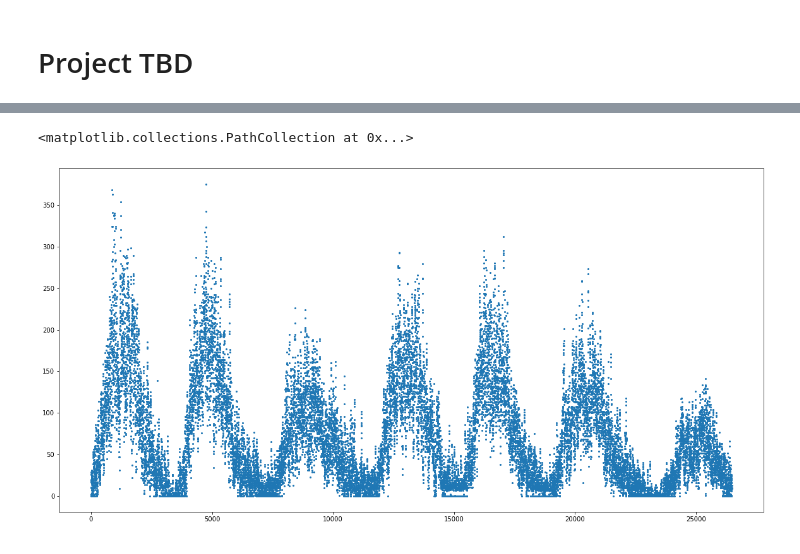
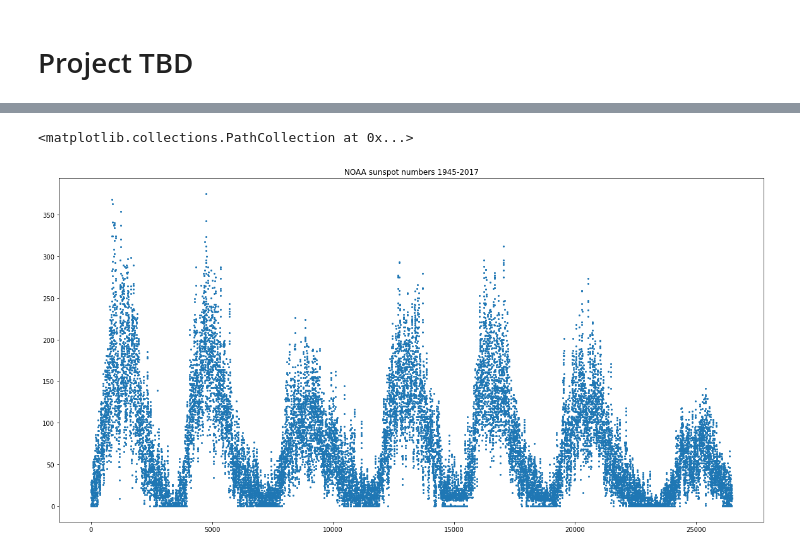
Before and after one commit to christandoi/ast596fds-final, a Jupyter notebook: Final_project.ipynb, the cells around one changed output, grey strips where cells are left out. Drawn from its saved outputs; the diff is of its cells as text; code cells hidden in the pictures.

```diff
--- a/Final_project.ipynb
+++ b/Final_project.ipynb
@@ -23,0 +6,5 @@ data
+# %%
+noaa = pd.read_csv('./sunspot_data/NOAA_daily_1945.txt', delimiter='\s+', skiprows=1)
+silso1818 = pd.read_csv('./sunspot_data/SILSO_daily_1818.csv', delimiter=';')
+
+silso1818.columns = ['Year', 'Month', 'Day', 'Decimal year', 'SSN', 'Stdev', 'No. of observations', 'Definitivate/provisional']
@@ -24,6 +43,9 @@ data
 # %%
 plt.figure(figsize=(20,10))
-plt.scatter(range(len(data['SSN'])), data['SSN'], s=4)
+plt.title('NOAA sunspot numbers 1945-2017')
+plt.scatter(range(len(noaa['SSN'])), noaa['SSN'], s=4)
+
+#only goes back to 1945, not enough data?
 # %% [output]
 <matplotlib.collections.PathCollection at 0x...>
-[figure, old version]
+[figure, new version]
```
Also changed, not shown: parts of 5 cells of this notebook, 3 other files.
